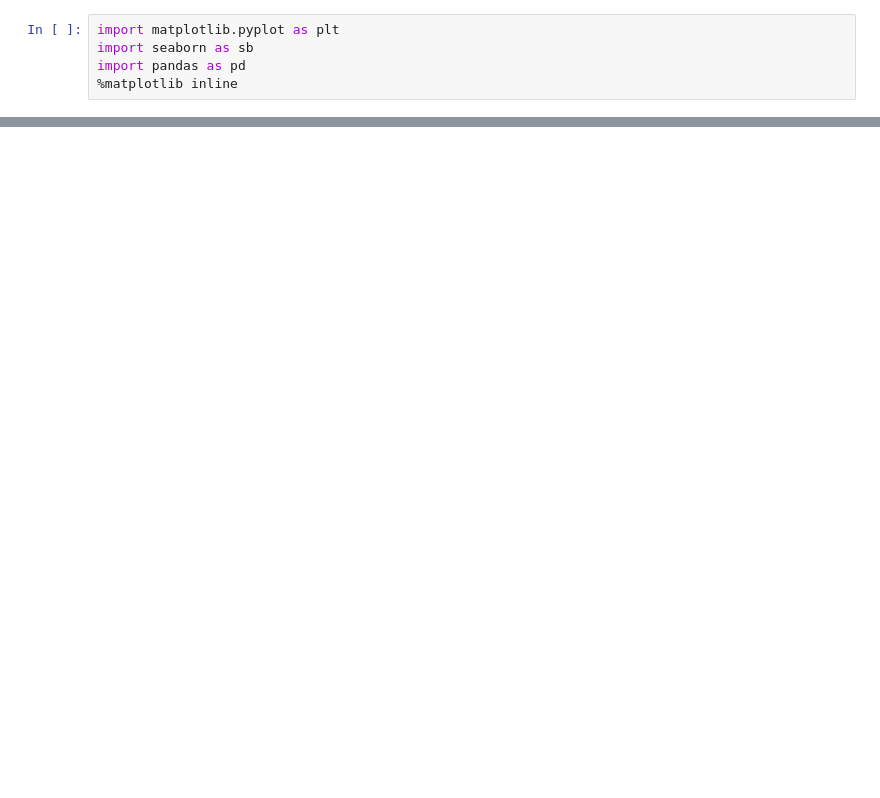
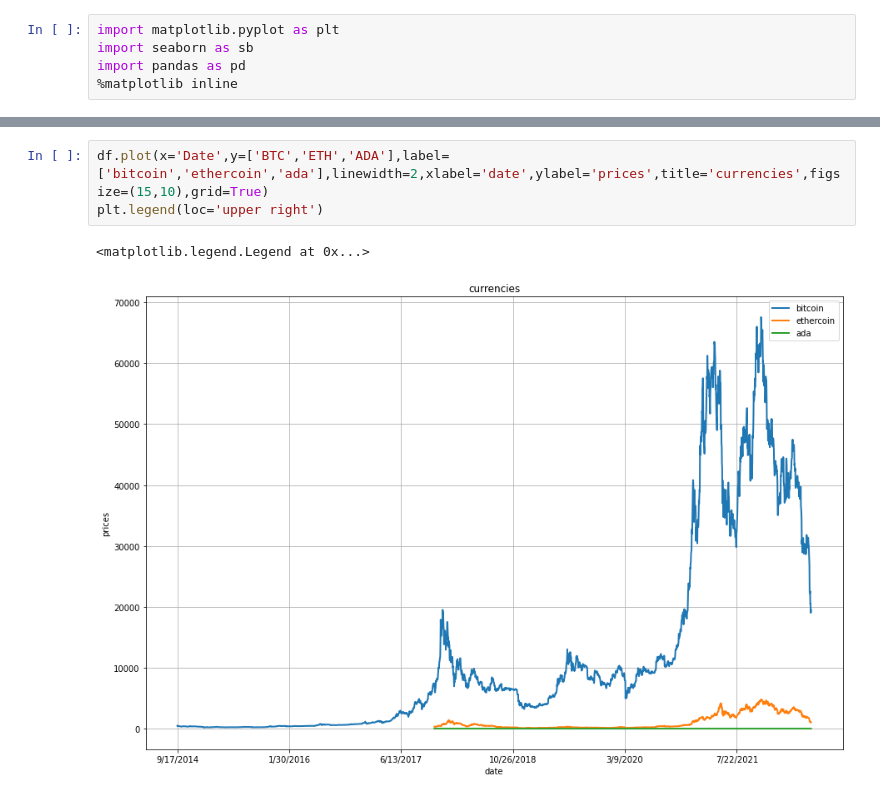
Before and after one commit to KOMPALALOKESH/data-science-project, a Jupyter notebook: data_visualization.ipynb, the cells around one changed output, grey strips where cells are left out. Cells and saved outputs as stored; diff of their text form; blank space fills up the shorter version.

```diff
--- a/data_visualization.ipynb
+++ b/data_visualization.ipynb
@@ -37,0 +56,6 @@ plt.pie(df,autopct="%1.1f%%",explode=(0,0,0.1,0,0),shadow=True,labels=["ind","en
+# %%
+df.plot(x='Date',y=['BTC','ETH','ADA'],label=['bitcoin','ethercoin','ada'],linewidth=2,xlabel='date',ylabel='prices',title='currencies',figsize=(15,10),grid=True)
+plt.legend(loc='upper right')
+# %% [output]
+<matplotlib.legend.Legend at 0x...>
+[figure, added]
```
Also changed, not shown: parts of 7 cells of this notebook.
